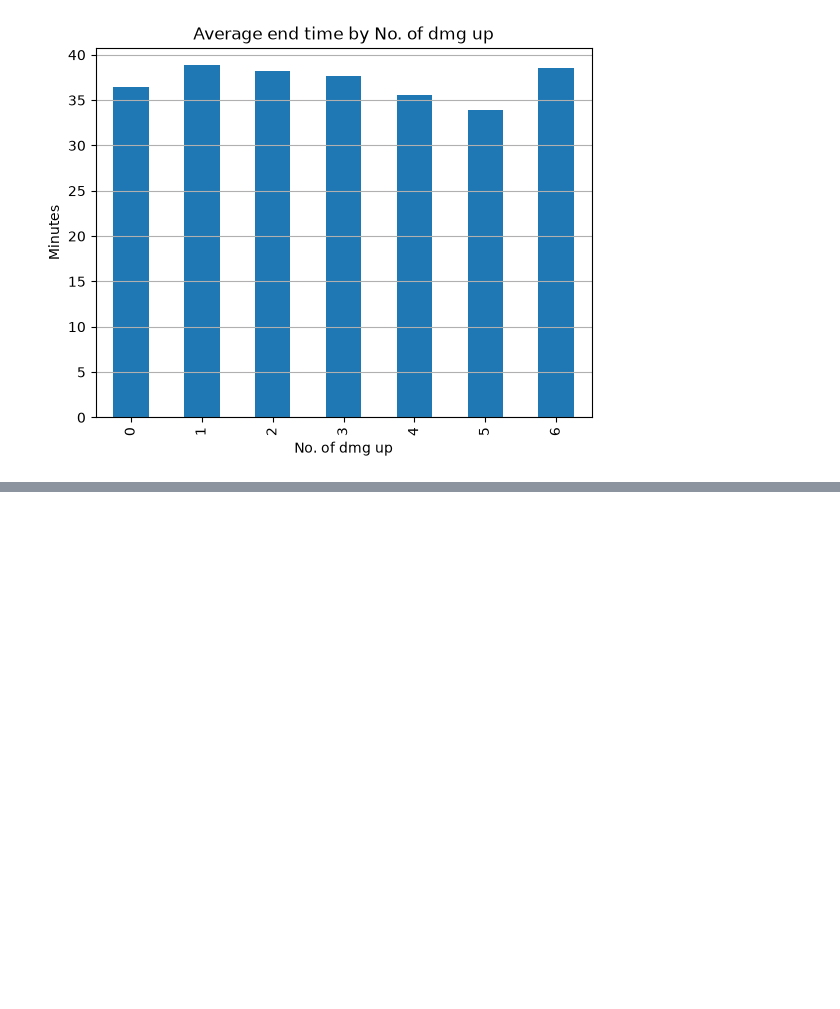
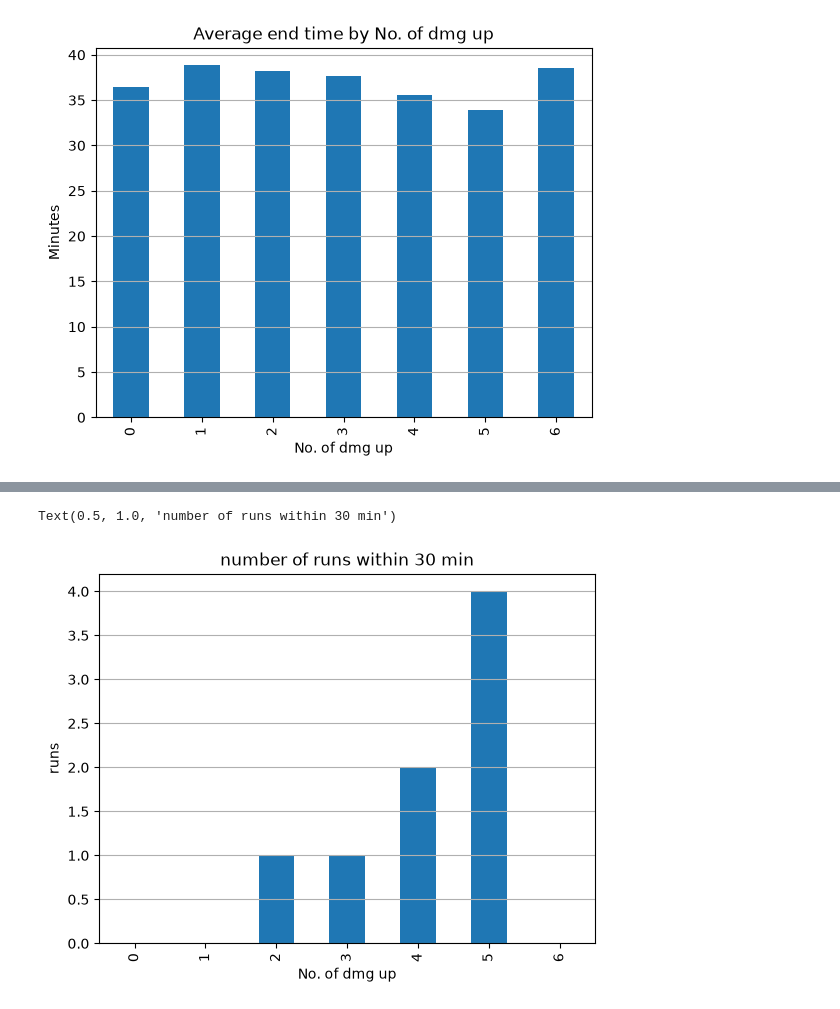
Before and after one commit to HelloThisDog/Examsproject_Megan_Loe_DE25, a Jupyter notebook: EDA.ipynb, the cells around one changed output, grey strips where cells are left out. Cells and saved outputs as stored; diff of their text form; code cells hidden in the pictures; blank space fills up the shorter version.

```diff
--- a/EDA.ipynb
+++ b/EDA.ipynb
@@ -560,3 +567,6 @@ plt.title("Average end time by No. of dmg up")
 # %% [output]
 Text(0.5, 1.0, 'Average end time by No. of dmg up')
 [figure]
+# %%
+time_lt30_dmg = full_words[full_words["victory"]==True].groupby("dmg_up")["time_lt_30"].sum()
+time_lt30_dmg
@@ -562,0 +583,9 @@ Text(0.5, 1.0, 'Average end time by No. of dmg up')
+# %%
+ax = time_lt30_dmg.plot(kind='bar')
+ax.grid(axis="y")
+plt.xlabel("No. of dmg up")
+plt.ylabel("runs")
+plt.title("number of runs within 30 min")
+# %% [output]
+Text(0.5, 1.0, 'number of runs within 30 min')
+[figure, added]
```
Also changed, not shown: parts of 8 cells of this notebook.
